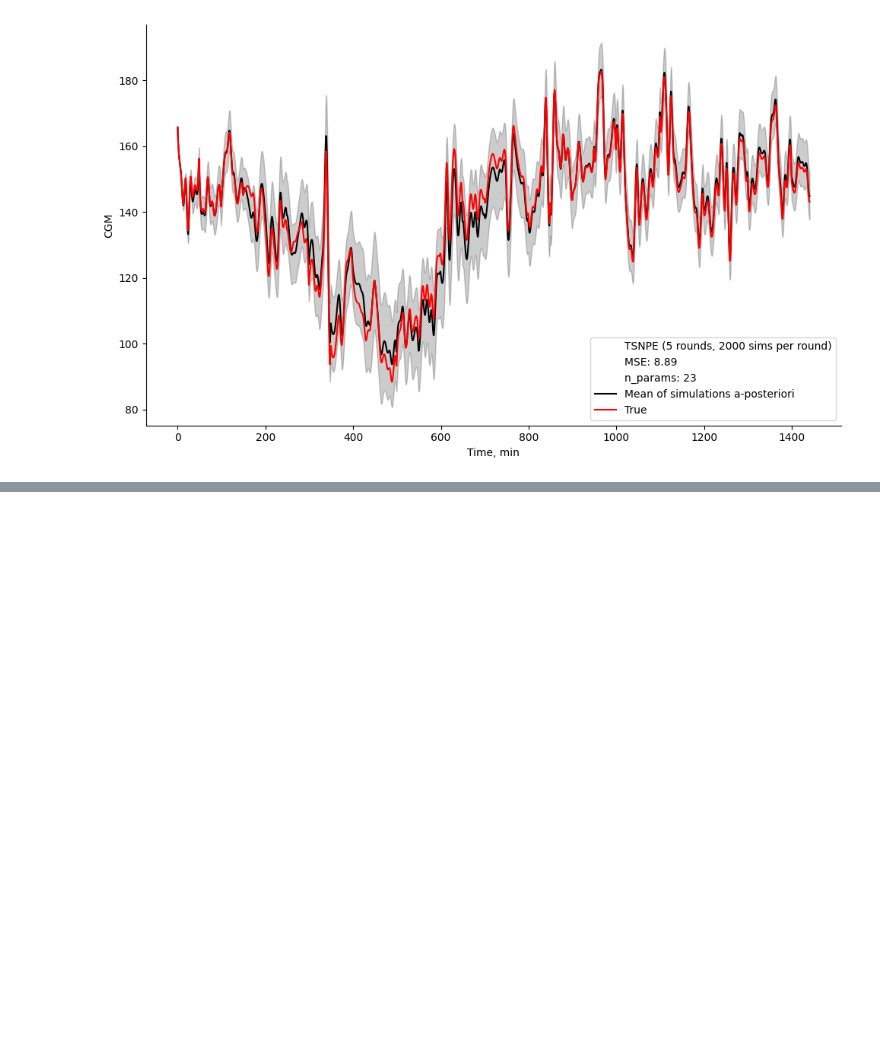
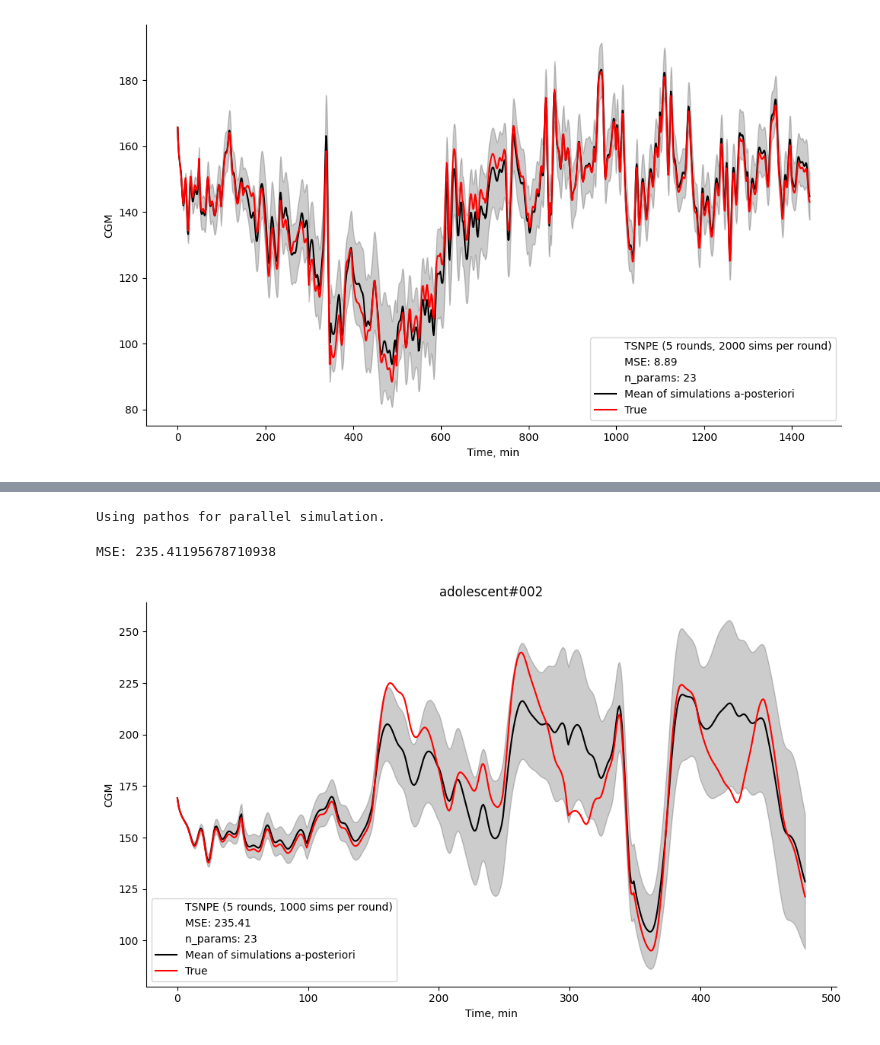
Before and after one commit to Artemii-Shlychkov/Simulation-based-inference-for-glucose-levels-monitoring, a Jupyter notebook: Workbook.ipynb, the cells around one changed output, grey strips where cells are left out. Cells and saved outputs as stored; diff of their text form; code cells hidden in the pictures; blank space fills up the shorter version.

```diff
--- a/Workbook.ipynb
+++ b/Workbook.ipynb
@@ -617,0 +635,2 @@ plt.tight_layout()
+# %%
+posterior_dist = run_TSNPE(prior = prior, simulator = sbi_simulator, true_observation = true_observation, num_rounds = 5, num_simulations = 5000)
@@ -617,0 +663,2 @@ plt.tight_layout()
+# %%
+samples = sample_from_posterior(posterior_dist, true_observation, num_samples = 1000)
@@ -617,0 +668,32 @@ plt.tight_layout()
+# %%
+glucose_dynamics = run_glucose_simulator(samples, hours = 24)
+# %% [output]
+Using pathos for parallel simulation.
+# %%
+mean_glucose_dynamics = np.mean(glucose_dynamics.cpu().numpy(), axis=0)
+std_glucose_dynamics = np.std(glucose_dynamics.cpu().numpy(), axis=0)
+# %%
+mse = mean_squared_error(true_observation.cpu().numpy(), mean_glucose_dynamics)
+print(f'MSE: {mse}')
+# %% [output]
+MSE: 235.41195678710938
+# %%
+#timeline = np.arange(mean_glucose_dynamics.shape[1])
+fig, ax = plt.subplots(figsize=(10, 6))
+ax.scatter(0, 100, s=0, label=f'TSNPE (5 rounds, 1000 sims per round)')
+ax.scatter(0, 100, s=0, label=f'MSE: {mse:.2f}')
+ax.scatter(0, 100, s=0, label=f'n_params: {len(fields(ParamPriors))}')
+ax.plot(timeline, mean_glucose_dynamics, label='Mean of simulations a-posteriori', color = 'black')
+ax.fill_between(timeline, mean_glucose_dynamics - std_glucose_dynamics, mean_glucose_dynamics + std_glucose_dynamics, alpha=0.2, color='black')
+ax.plot(timeline, true_observation.cpu().numpy(), label='True', color = 'red')
+sns.despine()
+
+ax.set_xlabel('Time, min')
+ax.set_ylabel('CGM')
+#ax.text(0.1, 0.1, f'MSE: {mse:.2f}', transform=ax.transAxes)
+
+ax.legend(loc = 'lower left')
+plt.title('adolescent#002')
+plt.tight_layout()
+# %% [output]
+[figure, added]
```
Also changed, not shown: parts of 5 cells of this notebook, 2 other files.
